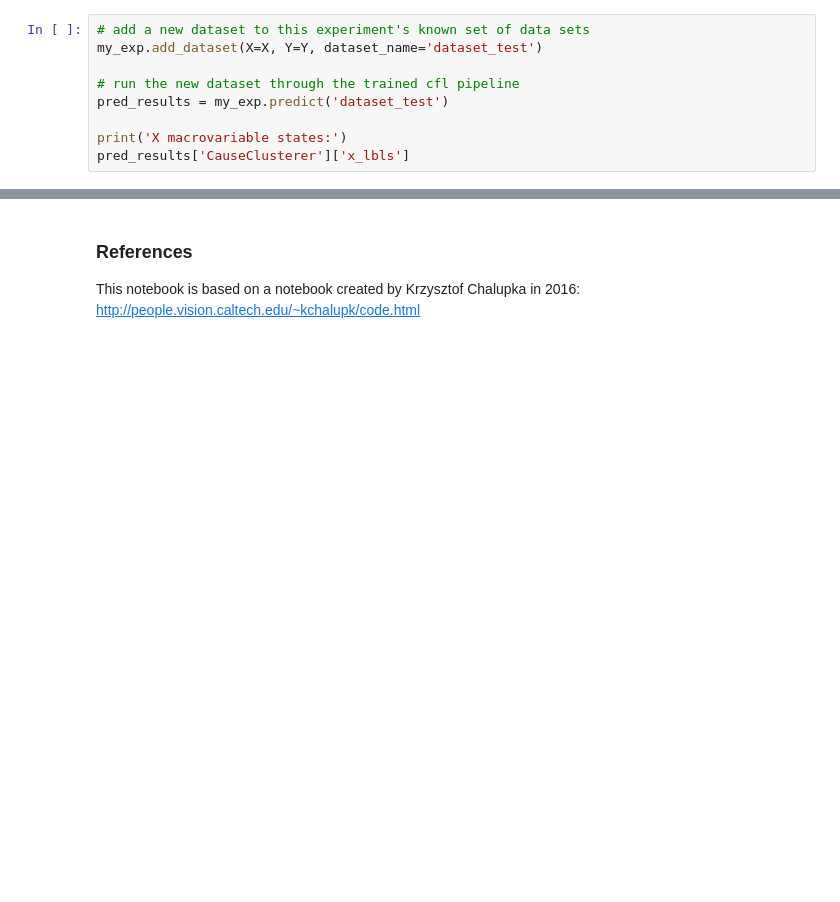
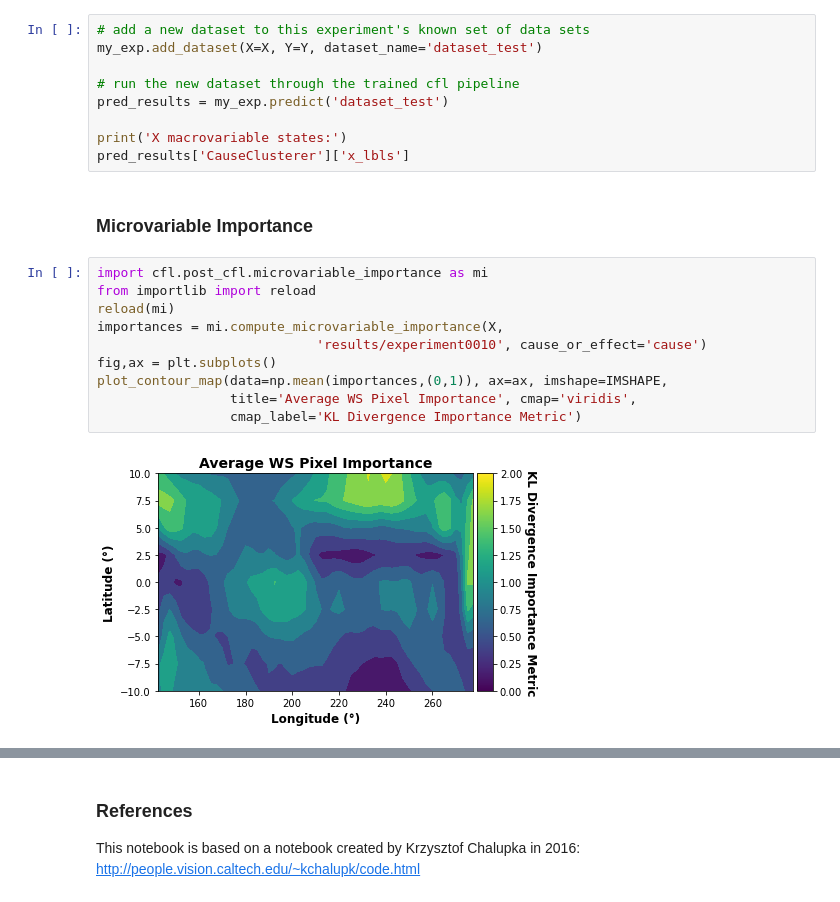
Before and after one commit to eberharf/cfl, a Jupyter notebook: docs/source/examples/el_nino_example.ipynb, the cells around one changed output, grey strips where cells are left out. Drawn from its saved outputs; the diff is of its cells as text; blank space fills up the shorter version.

Commit message:
Incorporate mv importance prototype code into post_cfl

```diff
--- a/docs/source/examples/el_nino_example.ipynb
+++ b/docs/source/examples/el_nino_example.ipynb
@@ -259,3 +259,17 @@ pred_results = my_exp.predict('dataset_test')
 
 print('X macrovariable states:')
 pred_results['CauseClusterer']['x_lbls']
+# %% [markdown]
+### Microvariable Importance
+# %%
+import cfl.post_cfl.microvariable_importance as mi
+from importlib import reload
+reload(mi)
+importances = mi.compute_microvariable_importance(X,
+                            'results/experiment0010', cause_or_effect='cause')
+fig,ax = plt.subplots()
+plot_contour_map(data=np.mean(importances,(0,1)), ax=ax, imshape=IMSHAPE,
+                 title='Average WS Pixel Importance', cmap='viridis',
+                 cmap_label='KL Divergence Importance Metric')
+# %% [output]
+[figure, added]
```
Also changed, not shown: parts of 1 cell of this notebook, 4 other files.
